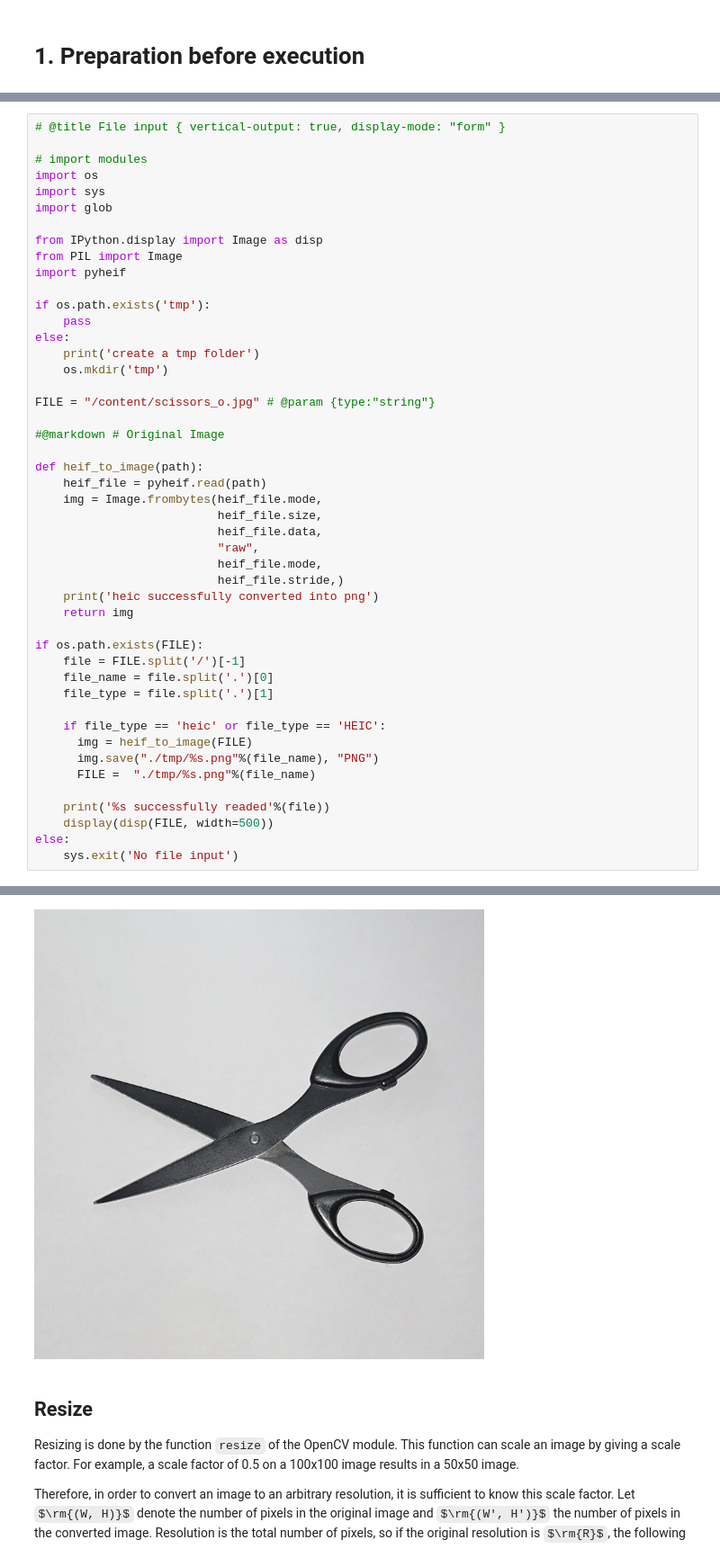
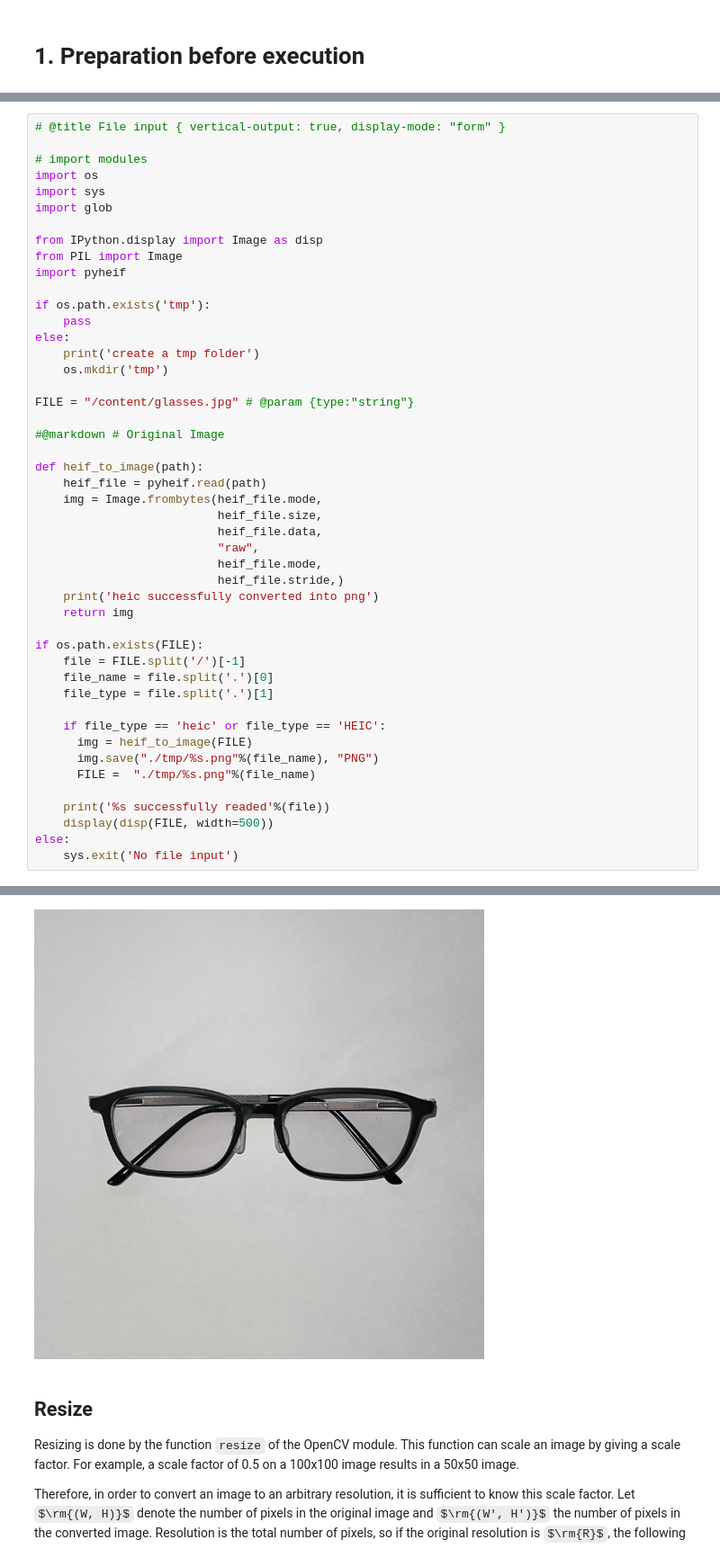
Before and after one commit to nobu-n2002/CFD2023_image_processing, a Jupyter notebook: ibm_image_processing.ipynb, the cells around one changed output, grey strips where cells are left out. Shown at 90% size. Drawn from its saved outputs; the diff is of its cells as text; some formulas as TeX source.

```diff
--- a/ibm_image_processing.ipynb
+++ b/ibm_image_processing.ipynb
@@ -85,7 +88,7 @@ else:
     print('create a tmp folder')
     os.mkdir('tmp')
 
-FILE = "/content/scissors_o.jpg" # @param {type:"string"}
+FILE = "/content/glasses.jpg" # @param {type:"string"}
 
 #@markdown # Original Image
 
@@ -120,4 +122,4 @@ scissors_o.jpg successfully readed
-[figure, old version]
+[figure, new version]
 # %% [markdown]
 ## Resize
 
```
Also changed, not shown: parts of 19 cells of this notebook.
